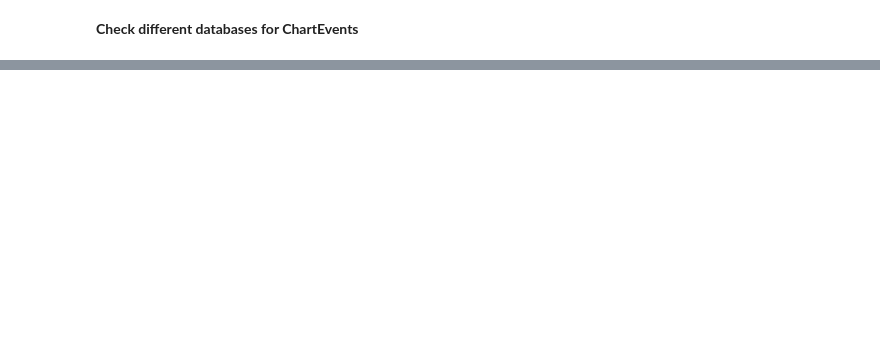
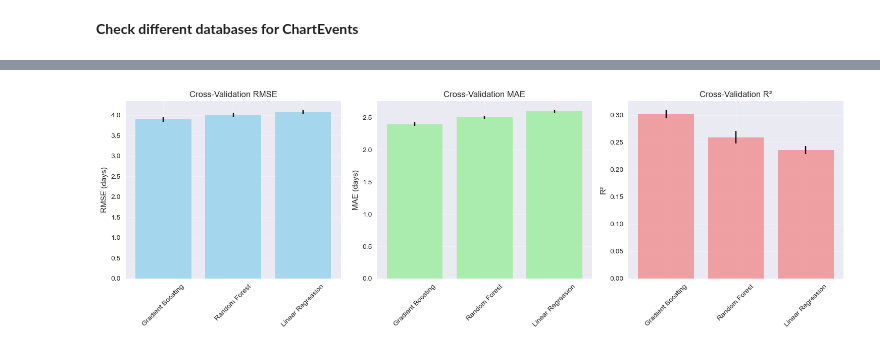
Before and after one commit to rodribro/ICU_LoS_prediction, a Jupyter notebook: src/notebook.ipynb, the cells around one changed output, grey strips where cells are left out. Drawn from its saved outputs; the diff is of its cells as text; code cells hidden in the pictures; blank space fills up the shorter version.

```diff
--- a/src/notebook.ipynb
+++ b/src/notebook.ipynb
@@ -1919,0 +1463,2 @@ patients_with_vitals = patients_full_info_fixed.join(
+# %%
+final_df_with_age = calculate_age_at_admission(final_df)
@@ -1919,0 +1503,18 @@ patients_with_vitals = patients_full_info_fixed.join(
+# %%
+def convert_spark_to_pandas(spark_df):
+    """
+    Convert PySpark DataFrame to pandas DataFrame with progress info
+    """
+    print("="*60)
+    print("CONVERTING PYSPARK TO PANDAS")
+    print("="*60)
+
+    print("Converting PySpark DataFrame to pandas...")
+    pandas_df = spark_df.toPandas()
+
+    print(f"✅ Conversion successful!")
+    print(f"   Dataset shape: {pandas_df.shape}")
+    print(f"   Memory usage: {pandas_df.memory_usage(deep=True).sum() / 1024**2:.1f} MB")
+    print(f"   Columns: {list(pandas_df.columns[:5])}{'...' if len(pandas_df.columns) > 5 else ''}")
+
+    return pandas_df
@@ -1919,0 +1881,66 @@ patients_with_vitals = patients_full_info_fixed.join(
+# %%
+
+def run_complete_pipeline(spark_df):
+    """
+    Run the complete ML pipeline: Convert PySpark -> Preprocess -> Train -> Evaluate
+    """
+    print("🚀 STARTING COMPLETE ICU LOS PREDICTION PIPELINE")
+    print("="*80)
+
+    # Step 1: Convert PySpark to pandas
+    df = convert_spark_to_pandas(spark_df)
+
+    # Step 2: Analyze missing data
+    missing_analysis = analyze_missing_data(df)
+
+    # Step 3: Preprocess data
+    X, y, df_processed = preprocess_for_ml(df)
+
+    # Step 4: Create and evaluate models
+    cv_results, final_results, models, scaler, X_train, X_test, y_train, y_test = create_baseline_models_with_cv(X, y)
+
+    # Step 5: Analyze feature importance
+    feature_importance = analyze_feature_importance(models, X)
+
+    print("\n" + "="*80)
+    print("🎉 PIPELINE COMPLETE!")
+    print("="*80)
+    print(f"✅ Dataset processed: {len(df):,} -> {len(df_processed):,} records")
+    print(f"✅ Features used: {X.shape[1]}")
+    print(f"✅ Best model: {final_results.iloc[0]['Model']} (RMSE: {final_results.iloc[0]['Test_RMSE']:.3f})")
+
+    return {
+        'pandas_df': df,
+        'missing_analysis': missing_analysis,
+        'processed_data': (X, y, df_processed),
+        'cv_results': cv_results,
+        'final_results': final_results,
+        'trained_models': models,
+        'feature_importance': feature_importance,
+        'scaler': scaler,
+        'train_test_split': (X_train, X_test, y_train, y_test)
+    }
+
+# ============================================================================
+# USAGE EXAMPLES
+# ============================================================================
+
+print("🔥 PANDAS ML PIPELINE FOR ICU LOS PREDICTION")
+print("="*80)
+print("Ready to use! Choose one of these options:")
+print()
+print("🚀 OPTION 1: Run complete pipeline (recommended)")
+results = run_complete_pipeline(final_df_with_age)
+'''
+print()
+print("🔧 OPTION 2: Step by step")
+print("   df = convert_spark_to_pandas(final_df_with_age)")
+print("   missing_analysis = analyze_missing_data(df)")
+print("   X, y, df_processed = preprocess_for_ml(df)")
+print("   cv_results, final_results, models, scaler, X_train, X_test, y_train, y_test = create_baseline_models_with_cv(X, y)")
+print("   feature_importance = analyze_feature_importance(models, X)")
+print()
+print("📊 OPTION 3: Quick conversion only")
+print("   df_pandas = convert_spark_to_pandas(final_df_with_age)")
+'''
+# %% [output]
@@ -1919,0 +1975 @@ patients_with_vitals = patients_full_info_fixed.join(
+[figure, added]
```
Also changed, not shown: parts of 83 cells of this notebook.
